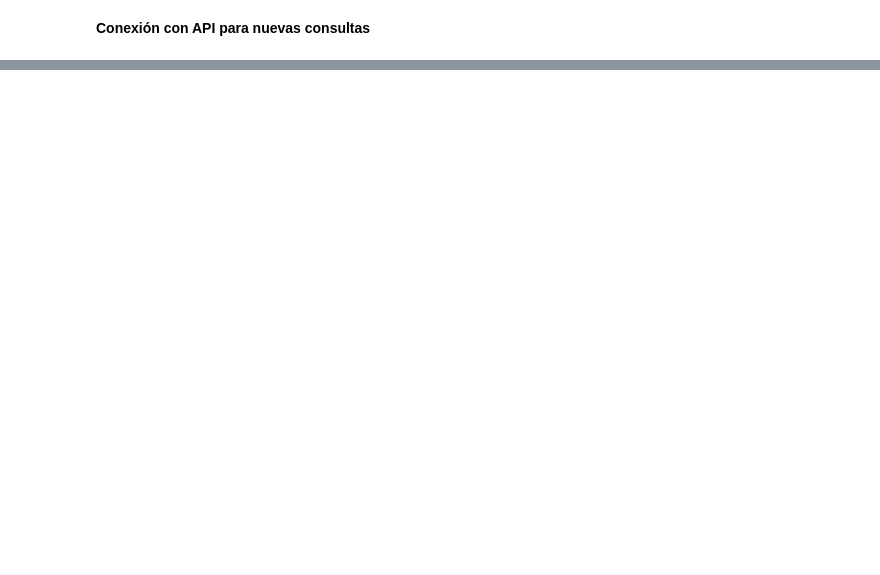
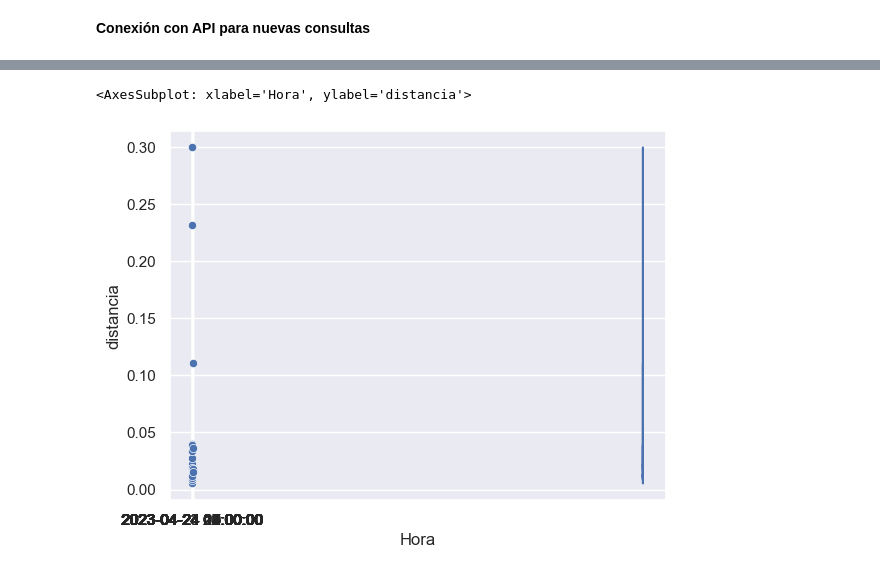
Before and after one commit to Arii95/PF_Henry, a Jupyter notebook: grafica_día.ipynb, the cells around one changed output, grey strips where cells are left out. Saved outputs shown, nothing was run; the diff lists cells and outputs as text; code cells hidden in the pictures; blank space fills up the shorter version.

```diff
--- a/grafica_día.ipynb
+++ b/grafica_día.ipynb
@@ -185,0 +220,12 @@ NameError: name 'macsa' is not defined
+# %%
+import seaborn as sns
+import matplotlib.pyplot as plt
+
+# Crear un gráfico de línea para la media horaria de distancia
+ax = sns.lineplot(x=df_hourly_mean.index, y='distancia', data=df_hourly_mean)
+
+# Crear un gráfico de dispersión para los datos originales
+sns.scatterplot(x='Hora', y='distancia', data=df)
+# %% [output]
+<AxesSubplot: xlabel='Hora', ylabel='distancia'>
+[figure, added]
```
Also changed, not shown: parts of 91 cells of this notebook, 4 other files.
